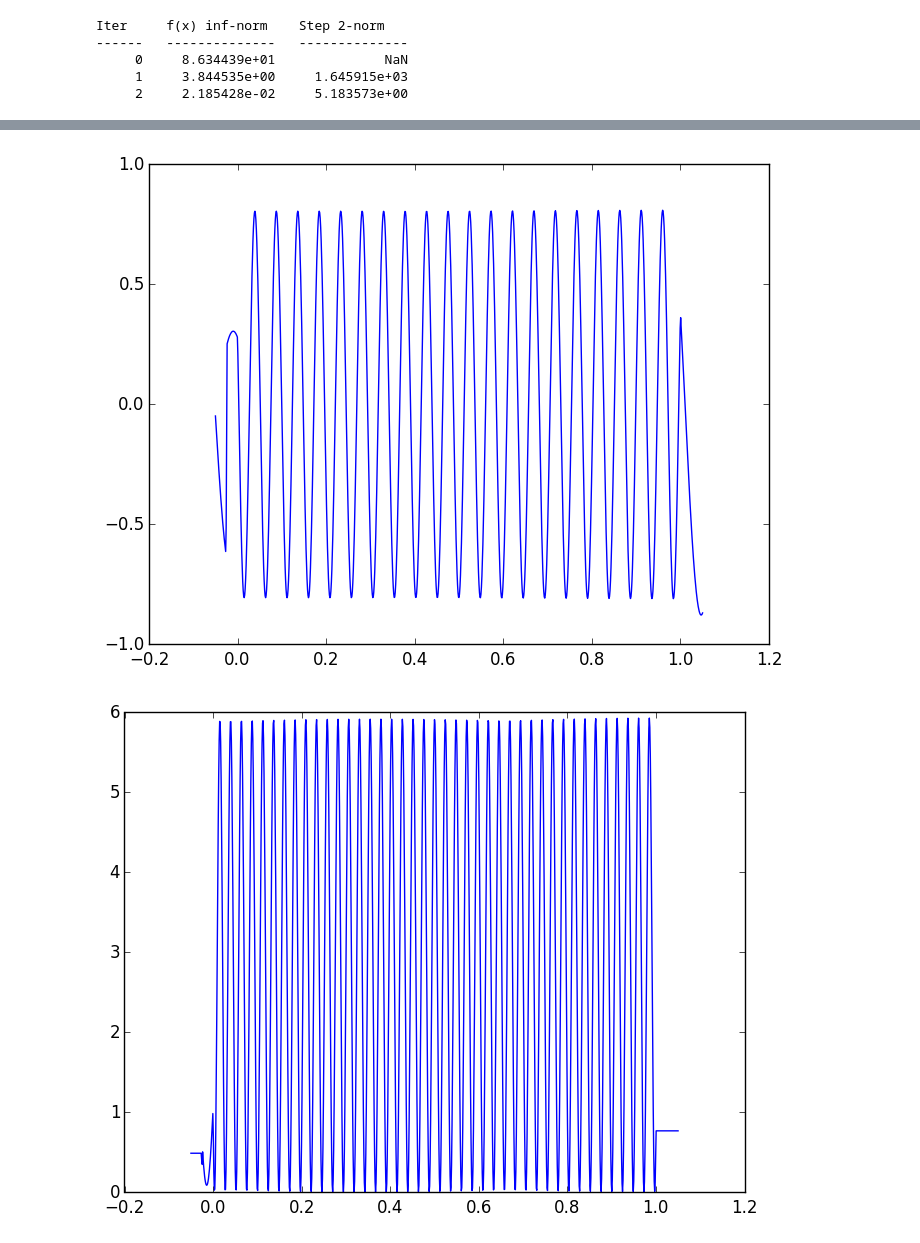
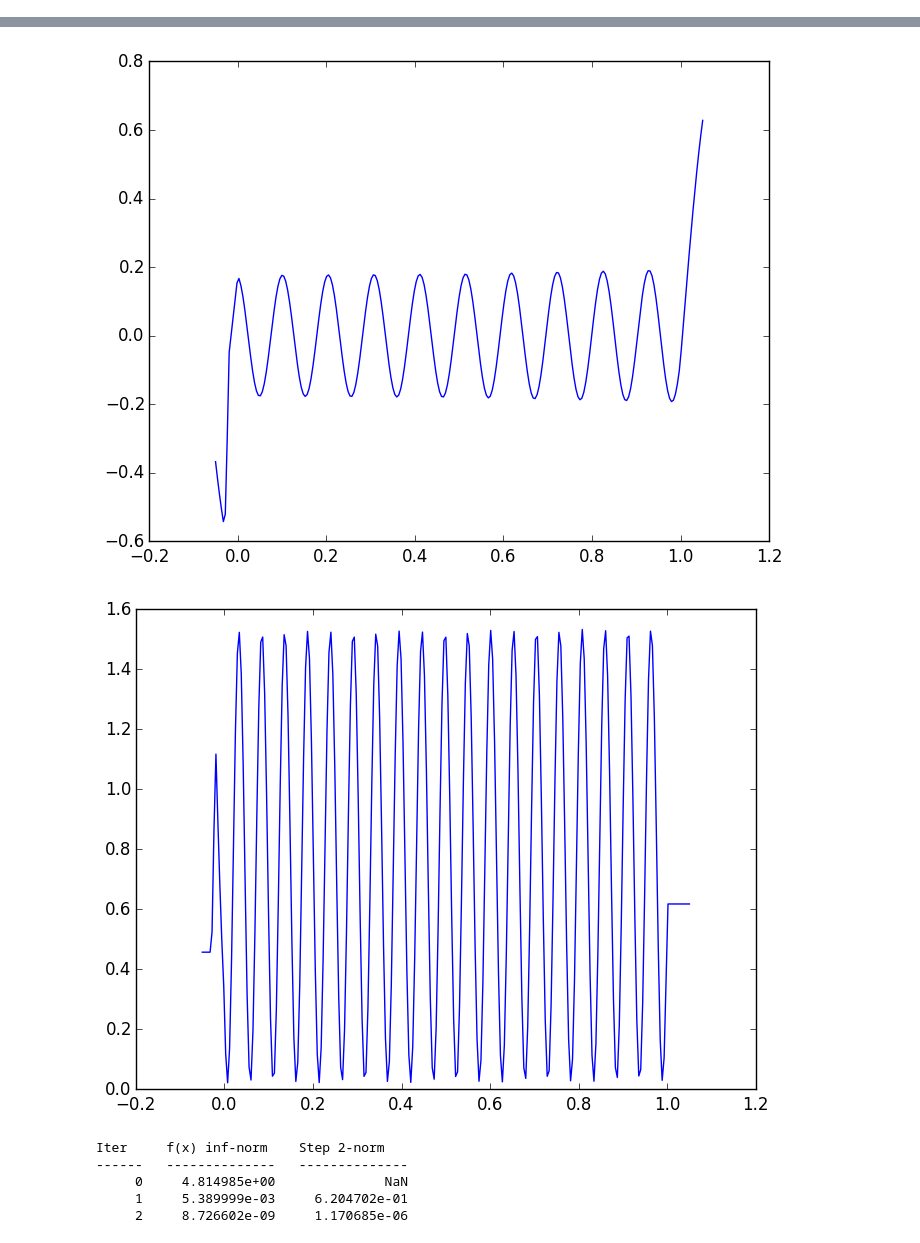
Before and after one commit to wrs28/SALT_1d, a Jupyter notebook: SALT_TEST_1D.ipynb, the cells around one changed output, grey strips where cells are left out. Cells and saved outputs as stored; diff of their text form; code cells hidden in the pictures.

```diff
--- a/SALT_TEST_1D.ipynb
+++ b/SALT_TEST_1D.ipynb
@@ -359,7 +359,7 @@ inputs["Γ"][2]   = 5
 inputs["Γ_ext"][2+2] = inputs["Γ"][2]
 inputs["Γ"][4]   = 5
 inputs["Γ_ext"][4+2] = inputs["Γ"][4]
-k = 43.16
+k = 20.2
 
 ψR = solve_scattered(inputs,k; F=1., truncate = true, isNonLinear = true, dispOpt = true)
 
@@ -373,8 +373,3 @@ figure(3)
 plot(inputs["x"],abs2(ψR))
 ;
 # %% [output]
-Iter     f(x) inf-norm    Step 2-norm
-------   --------------   --------------
-     0     8.634439e+01              NaN
-     1     3.844535e+00     1.645915e+03
-     2     2.185428e-02     5.183573e+00
@@ -382,5 +377,10 @@ Iter     f(x) inf-norm    Step 2-norm
-[figure, old version]
+[figure, new version]
-[figure, old version]
+[figure, new version]
+Iter     f(x) inf-norm    Step 2-norm
+------   --------------   --------------
+     0     4.814985e+00              NaN
+     1     5.389999e-03     6.204702e-01
+     2     8.726602e-09     1.170685e-06
 # %%
 # compare nonlinear and linear scattering
 plot(inputs["x"],abs2(ψL),"b")
```
Also changed, not shown: parts of 16 cells of this notebook, 5 other files.
